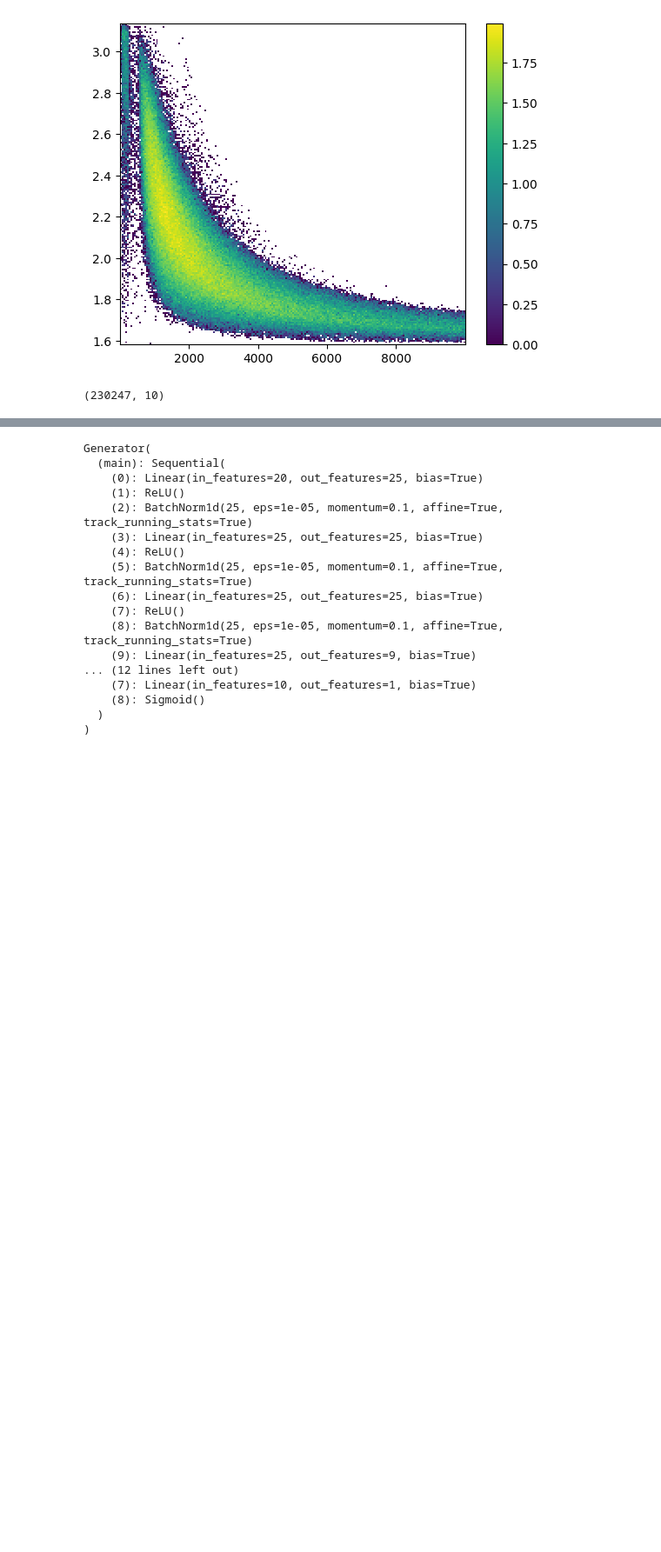
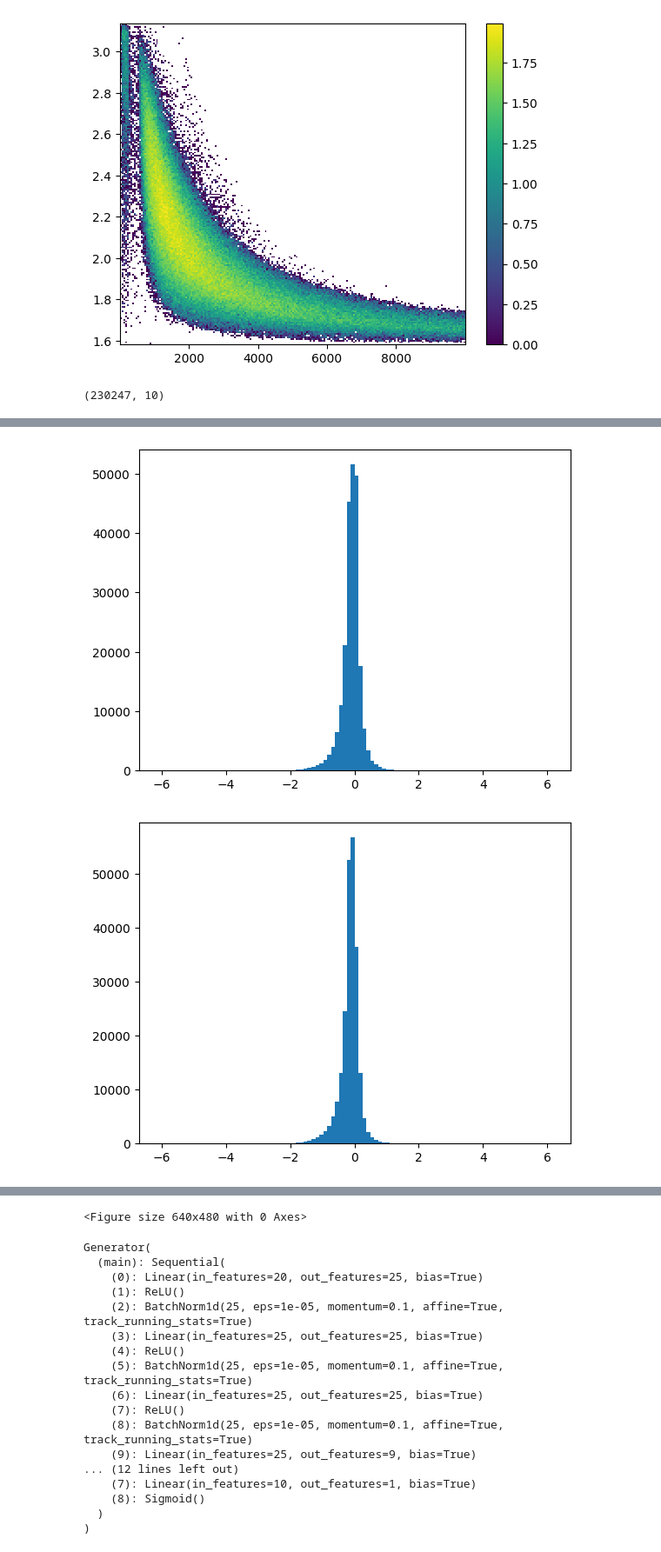
Before and after one commit to Alonl14/ML_Project, a Jupyter notebook: Main.ipynb, the cells around one changed output, grey strips where cells are left out. Shown at 87% size. Cells and saved outputs as stored; diff of their text form; code cells hidden in the pictures; blank space fills up the shorter version.

```diff
--- a/Main.ipynb
+++ b/Main.ipynb
@@ -109,3 +108,11 @@ class ParticleDataset(Dataset):
 # %%
 dataset = ParticleDataset('Full_Sim_1M.csv', 'Full_Sim_1M_stats.csv')
 dataloader = DataLoader(dataset, batch_size = 64, shuffle = True)
+# %%
+for i in range(7):
+    plt.hist(dataset.data[:,i],bins=100)
+    plt.figure()
+plt.show()
+# %% [output]
+[figure, added]
+[figure, added]
@@ -112,3 +124,4 @@ dataloader = DataLoader(dataset, batch_size = 64, shuffle = True)
+<Figure size 640x480 with 0 Axes>
 # %%
 class Generator(nn.Module):
     def __init__(self):
```
Also changed, not shown: parts of 10 cells of this notebook.
